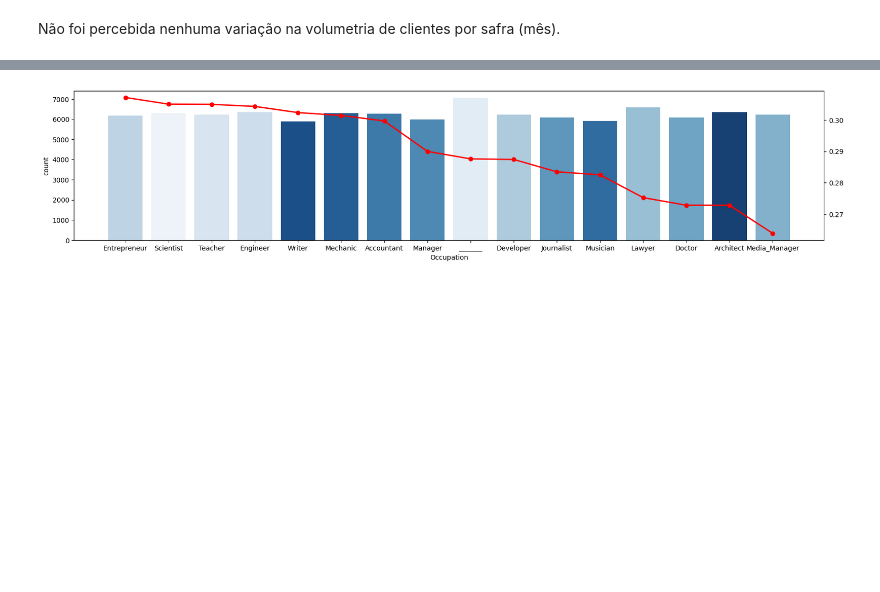
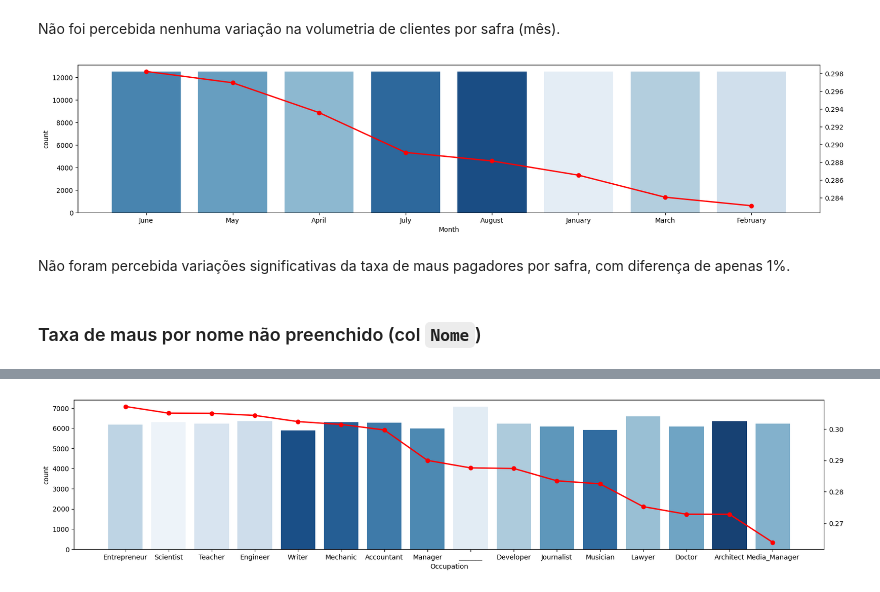
Before and after one commit to deborabmfreitas/credit-score-prediction, a Jupyter notebook: credit-score-prediction.ipynb, the cells around one changed output, grey strips where cells are left out. Drawn from its saved outputs; the diff is of its cells as text; code cells hidden in the pictures; blank space fills up the shorter version.

```diff
--- a/credit-score-prediction.ipynb
+++ b/credit-score-prediction.ipynb
@@ -166,3 +157,23 @@ train['Month'].value_counts().plot(kind='bar');
 [figure]
 # %% [markdown]
 Não foi percebida nenhuma variação na volumetria de clientes por safra (mês).
+# %%
+# Taxa de maus por safra
+
+tx_maus_safra = train.groupby(['Month'])['target'].mean().sort_values(ascending=False)
+
+fig, ax1 = plt.subplots(figsize=(20, 4))
+
+# Gráfico de barras para contagem de pessoas
+sns.countplot(data=train, x='Month', ax=ax1, palette='Blues', hue='Month', order=tx_maus_safra.index)
+
+# Configurando o segundo eixo y
+ax2 = ax1.twinx()
+ax2.plot(tx_maus_safra.index, tx_maus_safra.values, color='r', marker='o', linestyle='-', linewidth=2)
+plt.show()
+# %% [output]
+[figure, added]
+# %% [markdown]
+Não foram percebida variações significativas da taxa de maus pagadores por safra, com diferença de apenas 1%.
+# %% [markdown]
+### Taxa de maus por nome não preenchido (col `Nome`)
```
Also changed, not shown: parts of 59 cells of this notebook.
